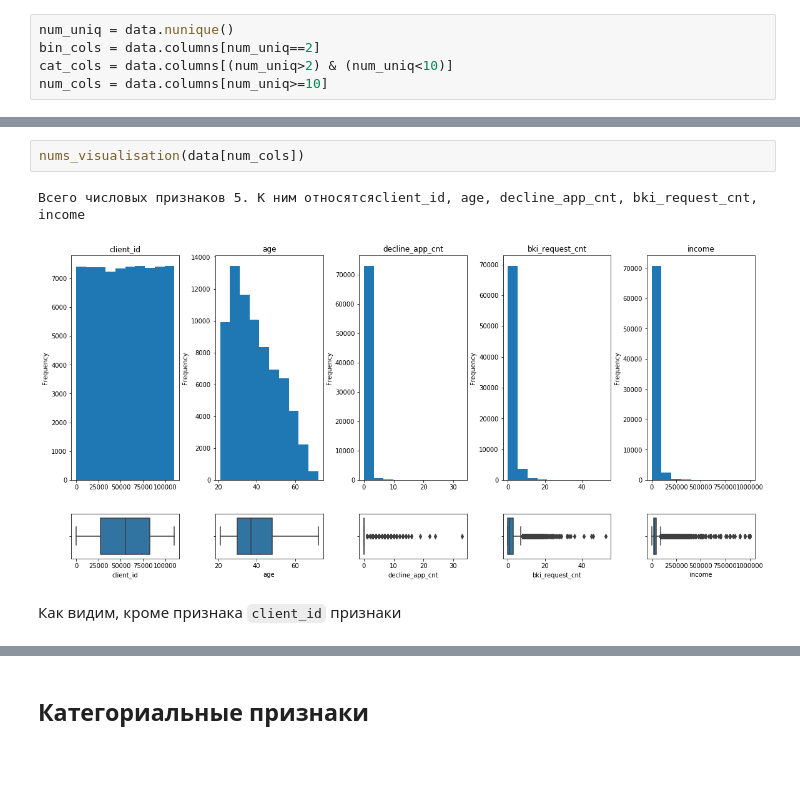
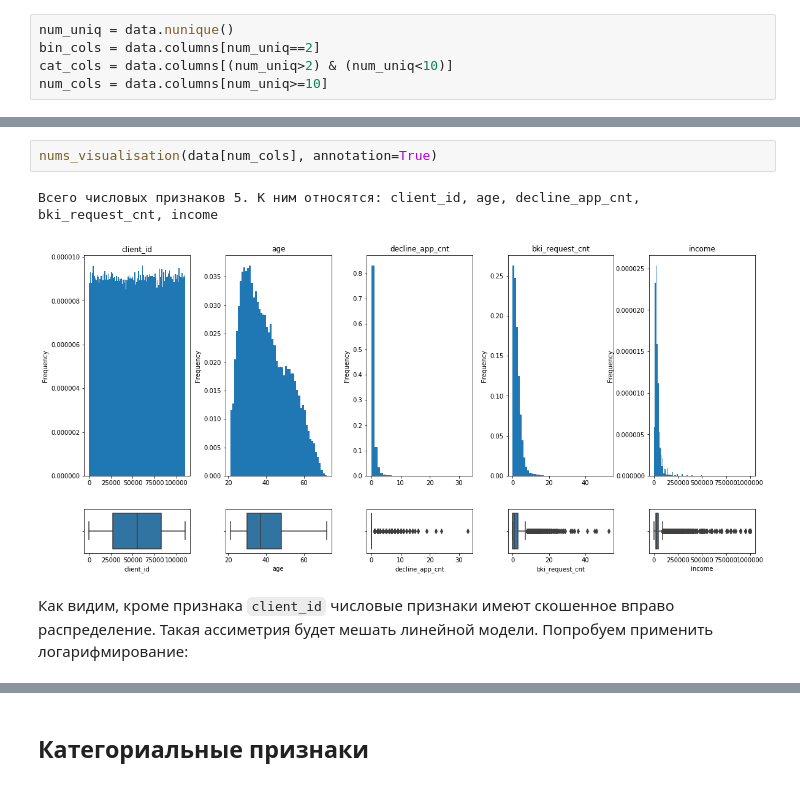
Before and after one commit to Urusut/IvanovDmitryV, a Jupyter notebook: Unit_5/Project_4.ipynb, the cells around one changed output, grey strips where cells are left out. Saved outputs shown, nothing was run; the diff lists cells and outputs as text; blank space fills up the shorter version.

Commit message:
new def num_visualisation

```diff
--- a/Unit_5/Project_4.ipynb
+++ b/Unit_5/Project_4.ipynb
@@ -204,10 +202,10 @@ num_cols = data.columns[num_uniq>=10]
 # %%
-nums_visualisation(data[num_cols])
+nums_visualisation(data[num_cols], annotation=True)
 # %% [output]
-Всего числовых признаков 5. К ним относятсяclient_id, age, decline_app_cnt, bki_request_cnt, income
+Всего числовых признаков 5. К ним относятся: client_id, age, decline_app_cnt, bki_request_cnt, income
-[figure, old version]
+[figure, new version]
 # %% [markdown]
-Как видим, кроме признака `client_id` признаки
+Как видим, кроме признака `client_id` числовые признаки имеют скошенное вправо распределение. Такая ассиметрия будет мешать линейной модели. Попробуем применить логарифмирование:
 # %%
 nums_visualisation(np.log(data[num_cols.drop('client_id')]+1))
 # %% [output]
```
Also changed, not shown: parts of 17 cells of this notebook, 1 other file.
